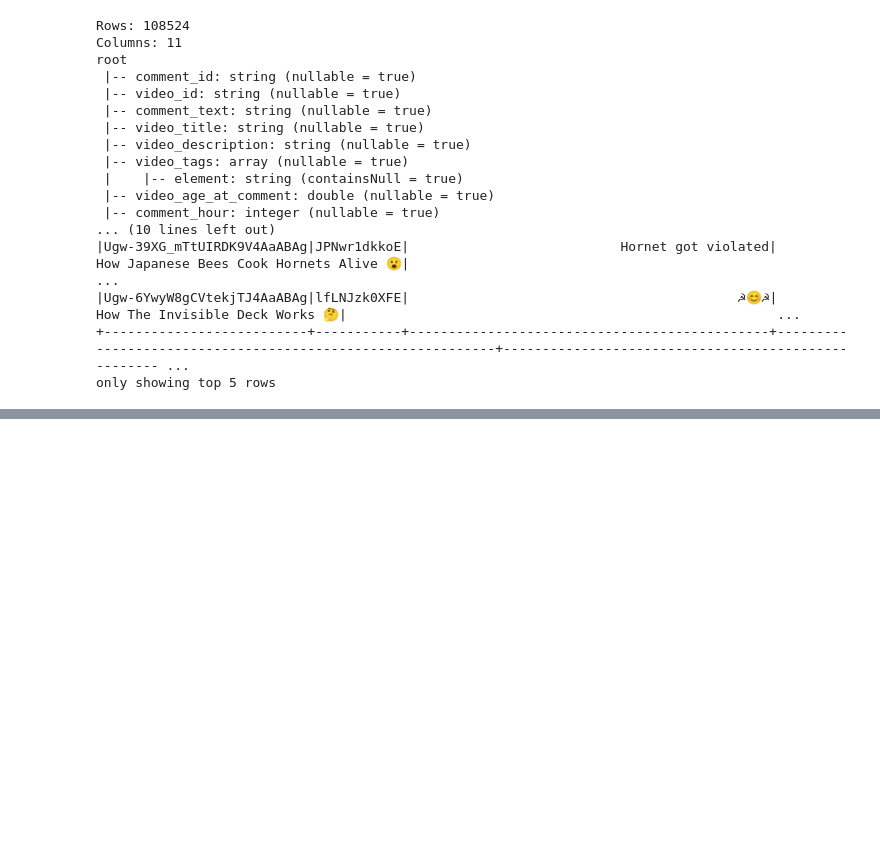
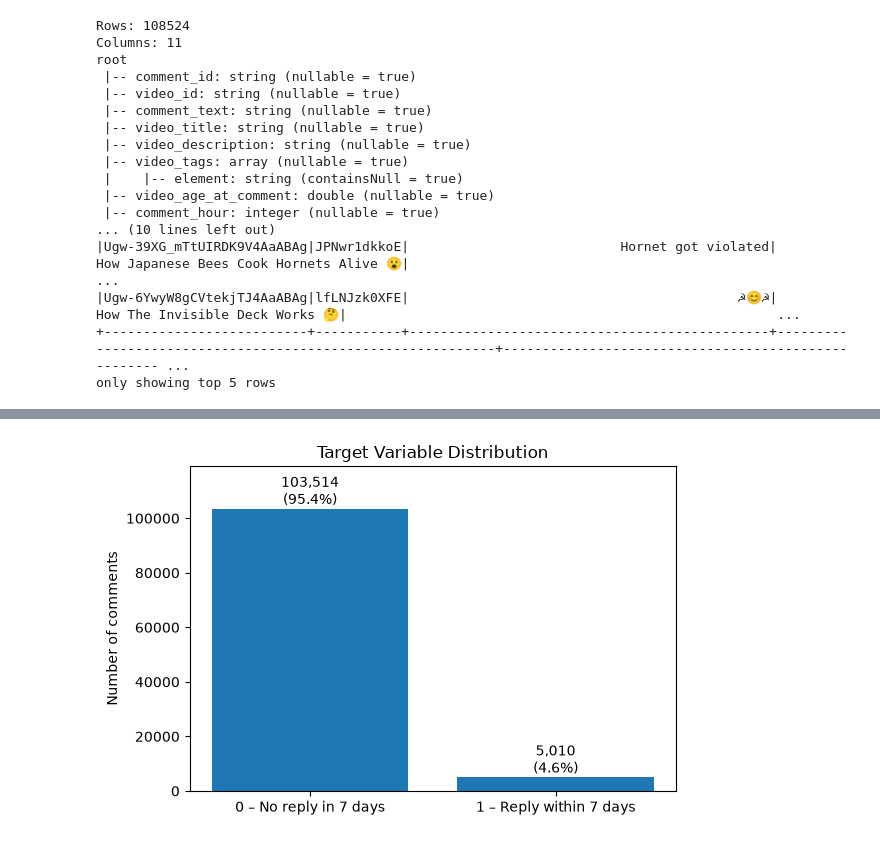
Before and after one commit to fundaBa/IntegratedCA1, a Jupyter notebook: Advanced Data Analysis.ipynb, the cells around one changed output, grey strips where cells are left out. Drawn from its saved outputs; the diff is of its cells as text; code cells hidden in the pictures; blank space fills up the shorter version.

Commit message:
NN notebook: EDA on target distribution, comment length and video category

```diff
--- a/Advanced Data Analysis.ipynb
+++ b/Advanced Data Analysis.ipynb
@@ -61,0 +155,20 @@ only showing top 5 rows
+# %%
+import matplotlib.pyplot as plt
+
+label_counts = dataset.groupBy("label").count().orderBy("label").collect()
+labels = [str(r["label"]) for r in label_counts]
+counts = [r["count"] for r in label_counts]
+
+plt.figure(figsize=(6, 4))
+bars = plt.bar(labels, counts)
+for bar, c in zip(bars, counts):
+    plt.text(bar.get_x() + bar.get_width() / 2, c, f"{c:,}\n({c / sum(counts):.1%})",
+             ha="center", va="bottom")
+plt.xticks([0, 1], ["0 – No reply in 7 days", "1 – Reply within 7 days"])
+plt.ylabel("Number of comments")
+plt.title("Target Variable Distribution")
+plt.tight_layout()
+plt.ylim(0, max(counts) * 1.15)
+plt.show()
+# %% [output]
+[figure, added]
```
Also changed, not shown: parts of 16 cells of this notebook.
